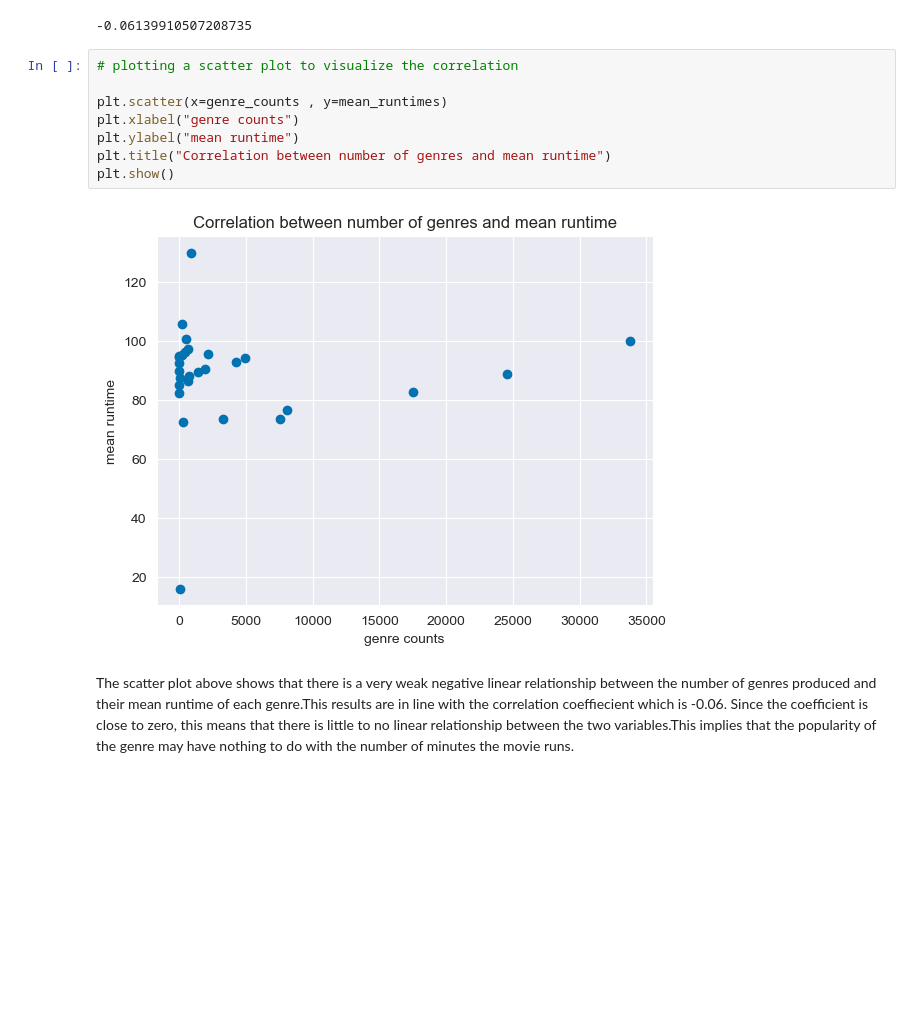
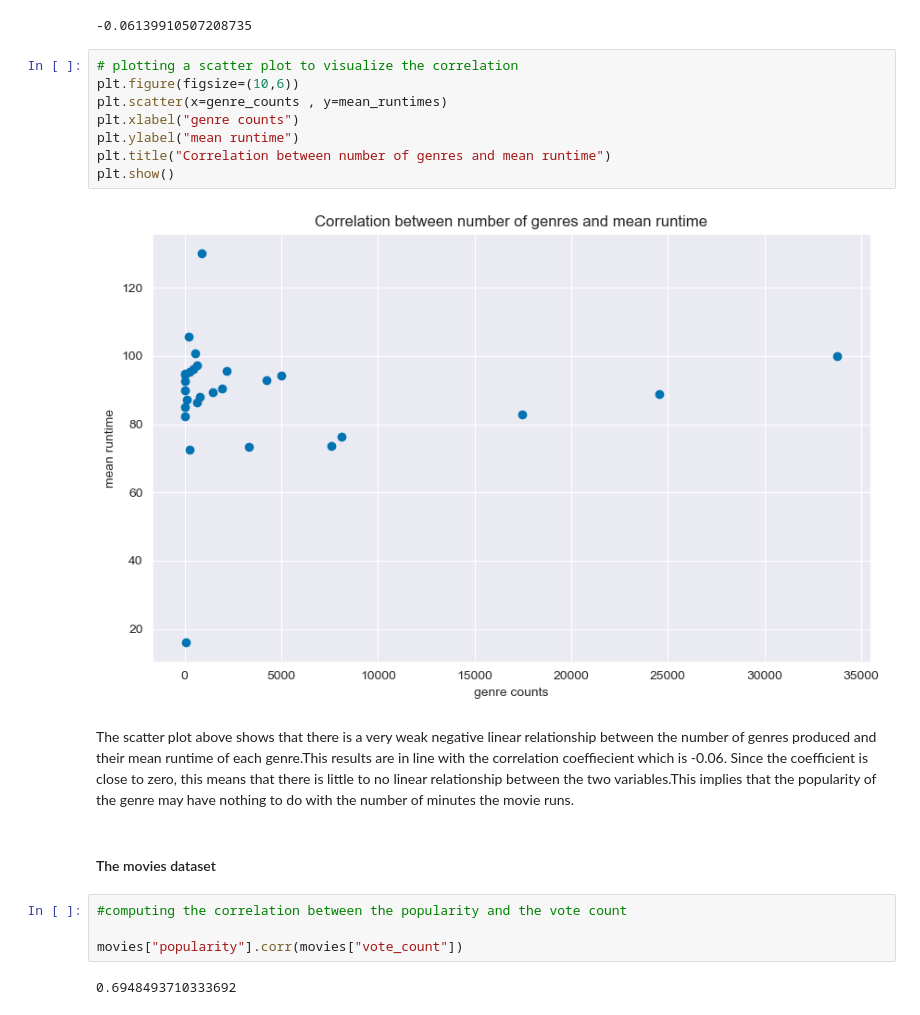
Before and after one commit to KimberlyWairimu/Project-Phase-1, a Jupyter notebook: My_project_1_jupyter_notebook.ipynb, the cells around one changed output. Saved outputs shown, nothing was run; the diff lists cells and outputs as text; blank space fills up the shorter version.

Commit message:
Added the analysis of the second dataset

```diff
--- a/My_project_1_jupyter_notebook.ipynb
+++ b/My_project_1_jupyter_notebook.ipynb
@@ -408,13 +408,21 @@ genre_counts.corr(mean_runtimes)
 -0.06139910507208735
 # %%
 # plotting a scatter plot to visualize the correlation
-
+plt.figure(figsize=(10,6))
 plt.scatter(x=genre_counts , y=mean_runtimes)
 plt.xlabel("genre counts")
 plt.ylabel("mean runtime")
 plt.title("Correlation between number of genres and mean runtime")
 plt.show()
 # %% [output]
-[figure, old version]
+[figure, new version]
 # %% [markdown]
 The scatter plot above shows that there is a very weak negative linear relationship between the number of genres produced and their mean runtime of each genre.This results are in line with the correlation coeffiecient which is -0.06. Since the coefficient is close to zero, this means that there is little to no linear relationship between  the two variables.This implies that the popularity of the genre may have nothing to do with the number of minutes the movie runs.
+# %% [markdown]
+#### The movies dataset
+# %%
+#computing the correlation between the popularity and the vote count
+
+movies["popularity"].corr(movies["vote_count"])
+# %% [output]
+0.6948493710333692
```
Also changed, not shown: parts of 4 cells of this notebook.
